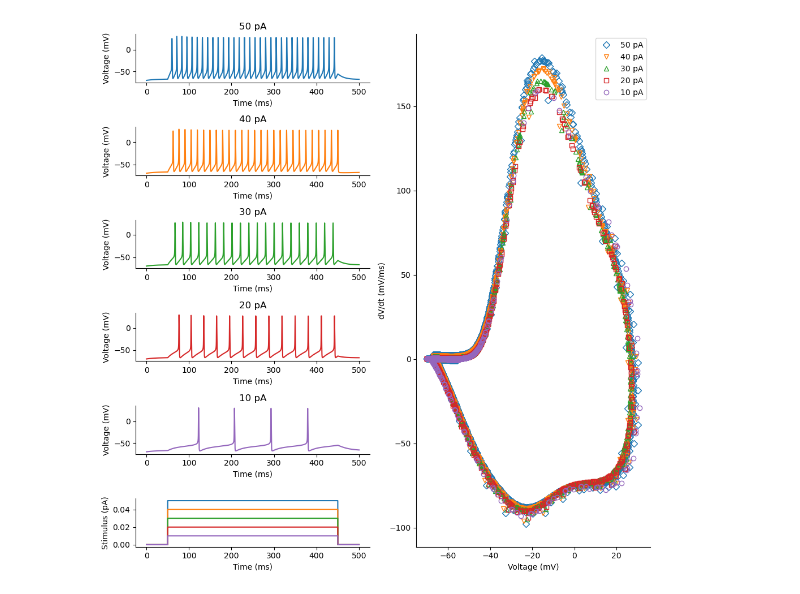
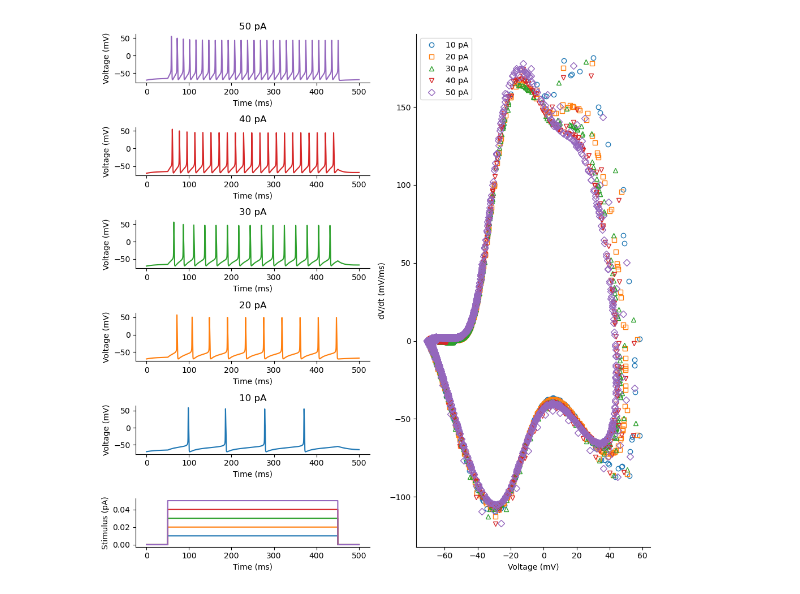
Before and after one commit to jaxleyverse/jaxley-mech, a Jupyter notebook: notebooks/channels/fm97.ipynb, the cells around one changed output. Saved outputs shown, nothing was run; the diff lists cells and outputs as text; code cells hidden in the pictures.

```diff
--- a/notebooks/channels/fm97.ipynb
+++ b/notebooks/channels/fm97.ipynb
@@ -62,11 +63,13 @@ class Compartment(Compartment):
         for channel in self.channels:
             states.update(channel.channel_states)
 
+        self.to_jax()
+        params = self.get_all_parameters(self.show())
         # Function to update the states of all channels and record state history
         def update_all_channels(V, dt, phase):
             for channel in self.channels:
                 new_states = channel.update_states(
-                    states, dt, V, channel.channel_params
+                    states, dt, V, params
                 )
                 states.update(new_states)
                 # Record the state history for the current phase
@@ -78,7 +81,7 @@ class Compartment(Compartment):
         # Function to compute and store the currents of all channels for the current phase
         def store_all_currents(V, phase):
             for channel in self.channels:
-                current = channel.compute_current(states, V, channel.channel_params)
+                current = channel.compute_current(states, V, params)
                 channel_currents[phase][channel._name].append(current)
 
         # Hold at V_hold for T_hold duration
@@ -194,24 +206,24 @@ mosaic = """
     FFFFFGGGGG
 """
 mappings = {
-    0: "A",
-    1: "B",
+    0: "E",
+    1: "D",
     2: "C",
-    3: "D",
-    4: "E",
+    3: "B",
+    4: "A",
     5: "F",
     6: "G",
 }
 markers = {
-    0: "D",
-    1: "v",
+    4: "D",
+    3: "v",
     2: "^",
-    3: "s",
-    4: "o",
+    1: "s",
+    0: "o",
 }
 fig, ax = plt.subplot_mosaic(mosaic=mosaic, figsize=(10, 10))
 
-for j, i_amp in enumerate([0.05, 0.04, 0.03, 0.02, 0.01]): # 50pA 10pA
+for j, i_amp in enumerate([0.01, 0.02, 0.03, 0.04, 0.05]):
 
     cell = Compartment()
 
@@ -224,38 +236,41 @@ for j, i_amp in enumerate([0.05, 0.04, 0.03, 0.02, 0.01]): # 50pA 10pA
 
     cell.set("length", 25)
     cell.set("radius", 25/2)
+    cell.set("Leak_el", -65)
+    cell.set("Na_gNa", 0.050)
+    cell.set("Ca_gCa", 0.0060)
 
     current = jx.step_current(i_delay, i_dur, i_amp, dt, t_max, i_offset=i_offset)
     cell.stimulate(current)
     cell.record()
 
     # run the model
     s = jx.integrate(cell, delta_t=dt)
 
     _ = ax[mappings[j]].plot(time_vec, s.T[:-1], label=f"{int(i_amp*1000)} pA", color=f"C{j}")
     _ = ax[mappings[j]].set_xlabel("Time (ms)")
     _ = ax[mappings[j]].set_ylabel("Voltage (mV)")
     _ = ax[mappings[j]].set_title(f"{int(i_amp*1000)} pA")
     _ = ax[mappings[j]].spines["top"].set_visible(False)
     _ = ax[mappings[j]].spines["right"].set_visible(False)
 
     _ = ax["F"].plot(time_vec, current, label=f"{int(i_amp*1000)} pA")
     _ = ax["F"].set_xlabel("Time (ms)")
     _ = ax["F"].set_ylabel("Stimulus (pA)")
     _ = ax["F"].spines["top"].set_visible(False)
     _ = ax["F"].spines["right"].set_visible(False)
 
     dvdt = jnp.diff(s.T.flatten()) / dt
     _ = ax["G"].plot(s.T.flatten()[:-1], dvdt, marker=markers[j], markerfacecolor='None', linestyle='None', label=f"{int(i_amp*1000)} pA", color=f"C{j}")
     _ = ax["G"].set_xlabel("Voltage (mV)")
     _ = ax["G"].set_ylabel("dV/dt (mV/ms)")
     _ = ax["G"].spines["top"].set_visible(False)
     _ = ax["G"].spines["right"].set_visible(False)
 
 ax["G"].legend()
 fig.tight_layout()
 # %% [output]
-[figure, old version]
+[figure, new version]
 # %%
 %load_ext watermark
 %watermark --time --date --timezone --updated --python --iversions --watermark -p jaxley_mech
```
Also changed, not shown: parts of 7 cells of this notebook, 3 other files.
